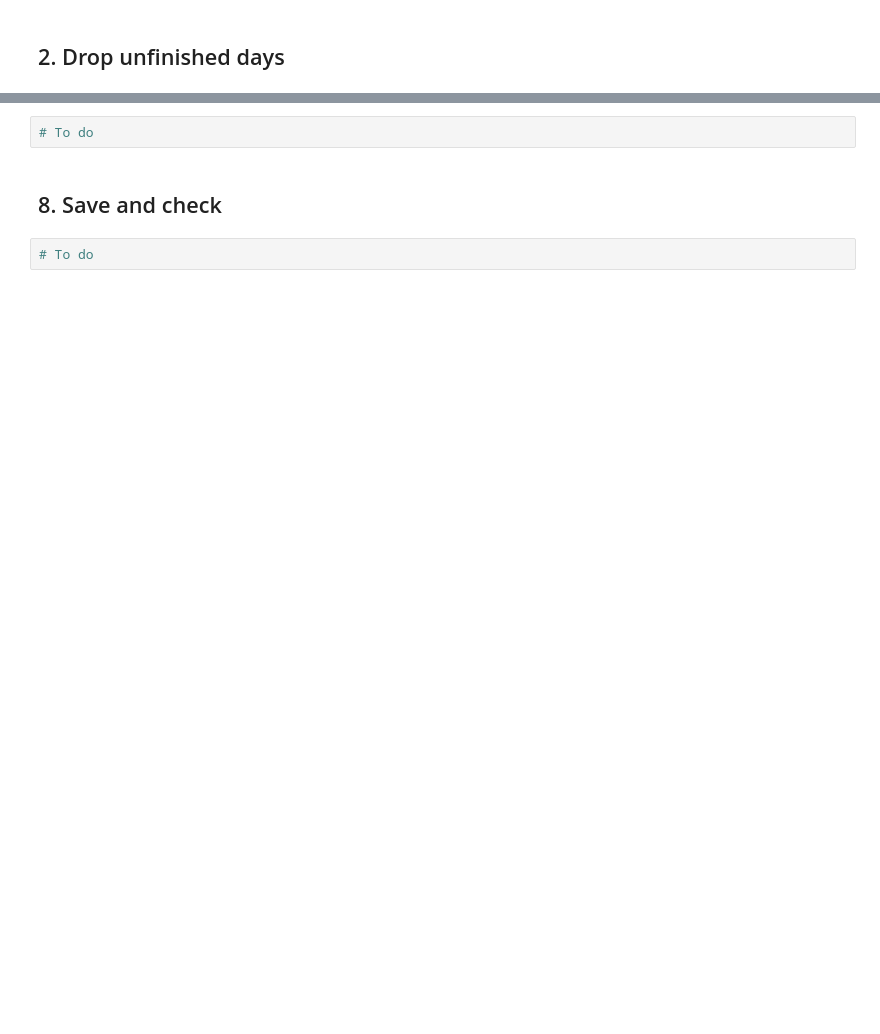
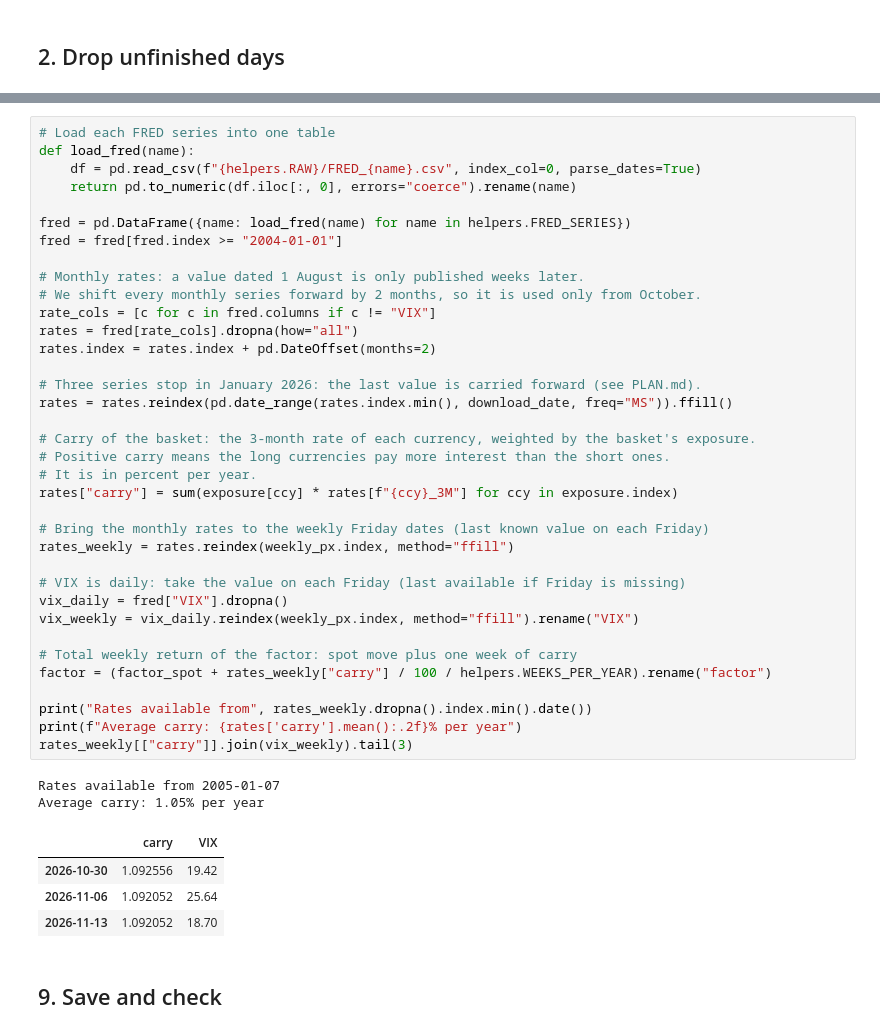
Before and after one commit to Roberto-Berardi/trend-following-fx-risk-factor, a Jupyter notebook: code/02_clean.ipynb, the cells around one changed output, grey strips where cells are left out. Drawn from its saved outputs; the diff is of its cells as text; blank space fills up the shorter version.

```diff
--- a/code/02_clean.ipynb
+++ b/code/02_clean.ipynb
@@ -50,6 +232,45 @@ os.makedirs(helpers.PROCESSED, exist_ok=True)
-# %%
-# To do
+# %%
+# Load each FRED series into one table
+def load_fred(name):
+    df = pd.read_csv(f"{helpers.RAW}/FRED_{name}.csv", index_col=0, parse_dates=True)
+    return pd.to_numeric(df.iloc[:, 0], errors="coerce").rename(name)
+
+fred = pd.DataFrame({name: load_fred(name) for name in helpers.FRED_SERIES})
+fred = fred[fred.index >= "2004-01-01"]
+
+# Monthly rates: a value dated 1 August is only published weeks later.
+# We shift every monthly series forward by 2 months, so it is used only from October.
+rate_cols = [c for c in fred.columns if c != "VIX"]
+rates = fred[rate_cols].dropna(how="all")
+rates.index = rates.index + pd.DateOffset(months=2)
+
+# Three series stop in January 2026: the last value is carried forward (see PLAN.md).
+rates = rates.reindex(pd.date_range(rates.index.min(), download_date, freq="MS")).ffill()
+
+# Carry of the basket: the 3-month rate of each currency, weighted by the basket's exposure.
+# Positive carry means the long currencies pay more interest than the short ones.
+# It is in percent per year.
+rates["carry"] = sum(exposure[ccy] * rates[f"{ccy}_3M"] for ccy in exposure.index)
+
+# Bring the monthly rates to the weekly Friday dates (last known value on each Friday)
+rates_weekly = rates.reindex(weekly_px.index, method="ffill")
+
+# VIX is daily: take the value on each Friday (last available if Friday is missing)
+vix_daily = fred["VIX"].dropna()
+vix_weekly = vix_daily.reindex(weekly_px.index, method="ffill").rename("VIX")
+
+# Total weekly return of the factor: spot move plus one week of carry
+factor = (factor_spot + rates_weekly["carry"] / 100 / helpers.WEEKS_PER_YEAR).rename("factor")
+
+print("Rates available from", rates_weekly.dropna().index.min().date())
+print(f"Average carry: {rates['carry'].mean():.2f}% per year")
+rates_weekly[["carry"]].join(vix_weekly).tail(3)
+# %% [output]
+Rates available from 2005-01-07
+Average carry: 1.05% per year
+|  | carry | VIX |
+| 2026-10-30 | 1.092556 | 19.42 |
+| 2026-11-06 | 1.092052 | 25.64 |
+| 2026-11-13 | 1.092052 | 18.70 |
 # %% [markdown]
-## 8. Save and check
+## 9. Save and check
-# %%
-# To do
```
Also changed, not shown: parts of 22 cells of this notebook, 1 other file.
